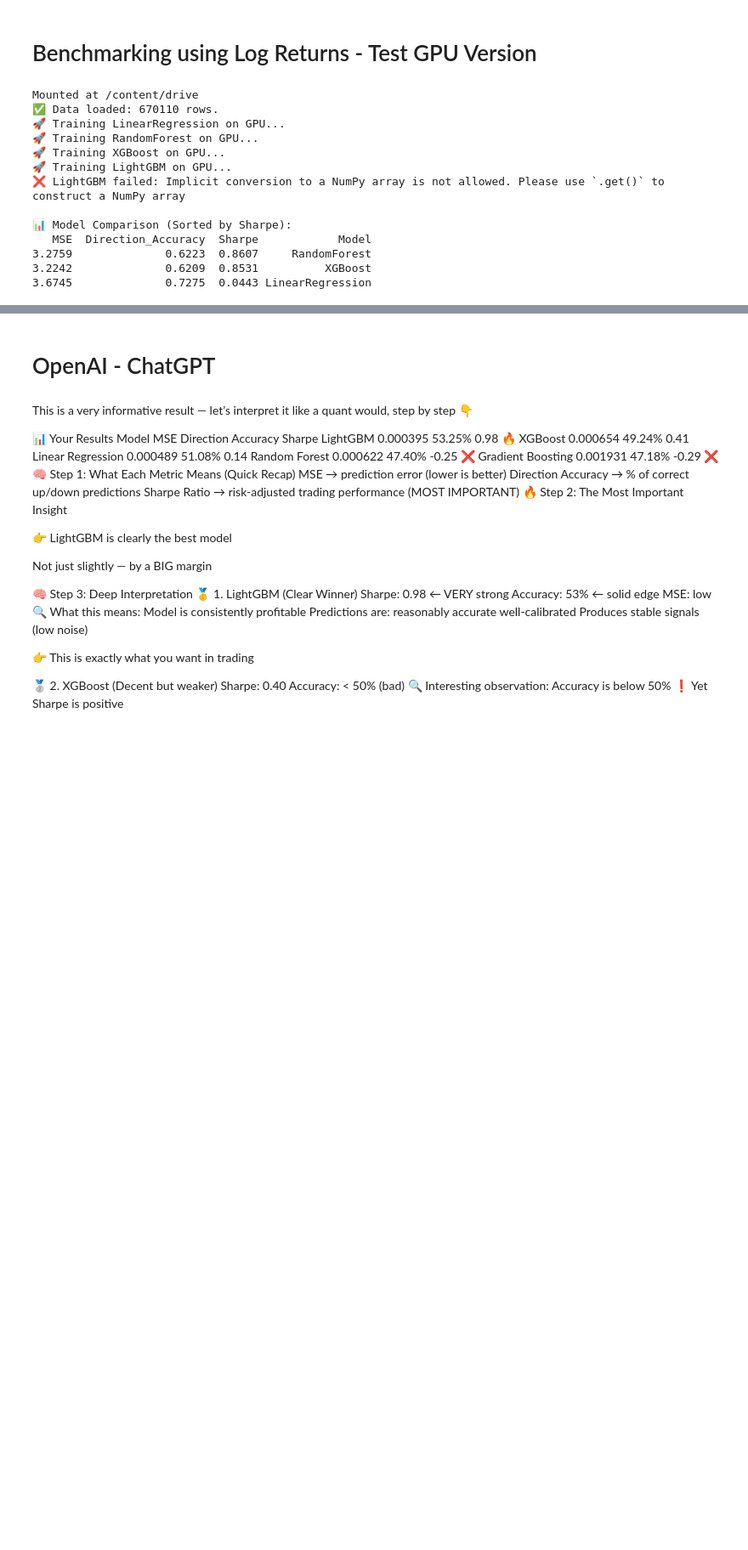
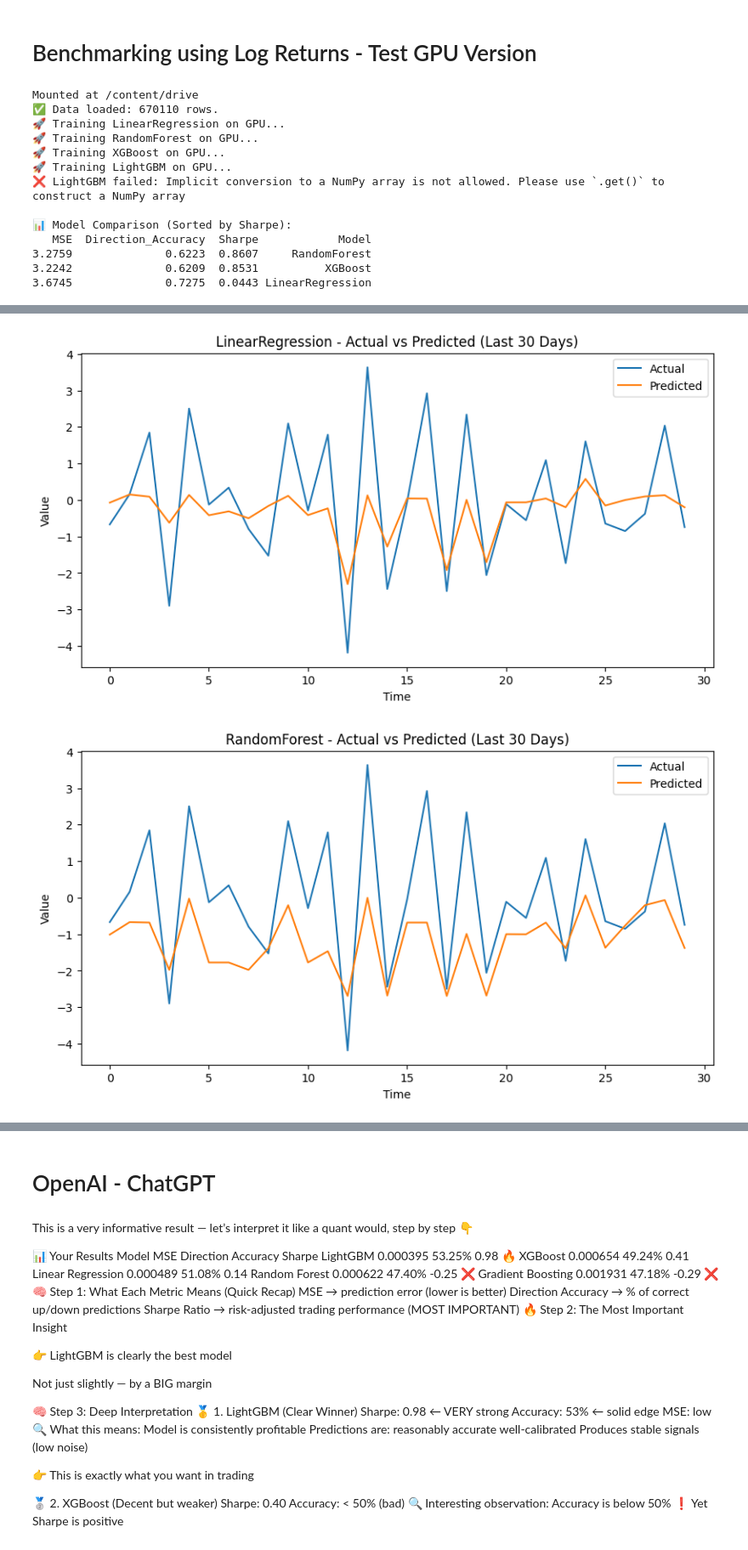
Before and after one commit to iilnreddy/ljmu, a Jupyter notebook: Models/Benchmarking_INDIA_USINDEX_OHLCV_Prediction_return.ipynb, the cells around one changed output, grey strips where cells are left out. Shown at 85% size. Drawn from its saved outputs; the diff is of its cells as text; code cells hidden in the pictures; blank space fills up the shorter version.

```diff
--- a/Models/Benchmarking_INDIA_USINDEX_OHLCV_Prediction_return.ipynb
+++ b/Models/Benchmarking_INDIA_USINDEX_OHLCV_Prediction_return.ipynb
@@ -168,0 +198,26 @@ Mounted at /content/drive
+# %%
+import matplotlib.pyplot as plt
+
+y_cpu = to_cpu(y_test)
+
+# take last 30 points
+y_last30 = y_cpu[-30:]
+
+for name, preds in predictions_dict.items():
+    preds_cpu = to_cpu(preds)
+    preds_last30 = preds_cpu[-30:]
+
+    plt.figure(figsize=(10, 5))
+
+    plt.plot(y_last30, label="Actual")
+    plt.plot(preds_last30, label="Predicted")
+
+    plt.title(f"{name} - Actual vs Predicted (Last 30 Days)")
+    plt.xlabel("Time")
+    plt.ylabel("Value")
+    plt.legend()
+
+    plt.show()
+# %% [output]
+[figure, added]
+[figure, added]
```
Also changed, not shown: parts of 5 cells of this notebook.
